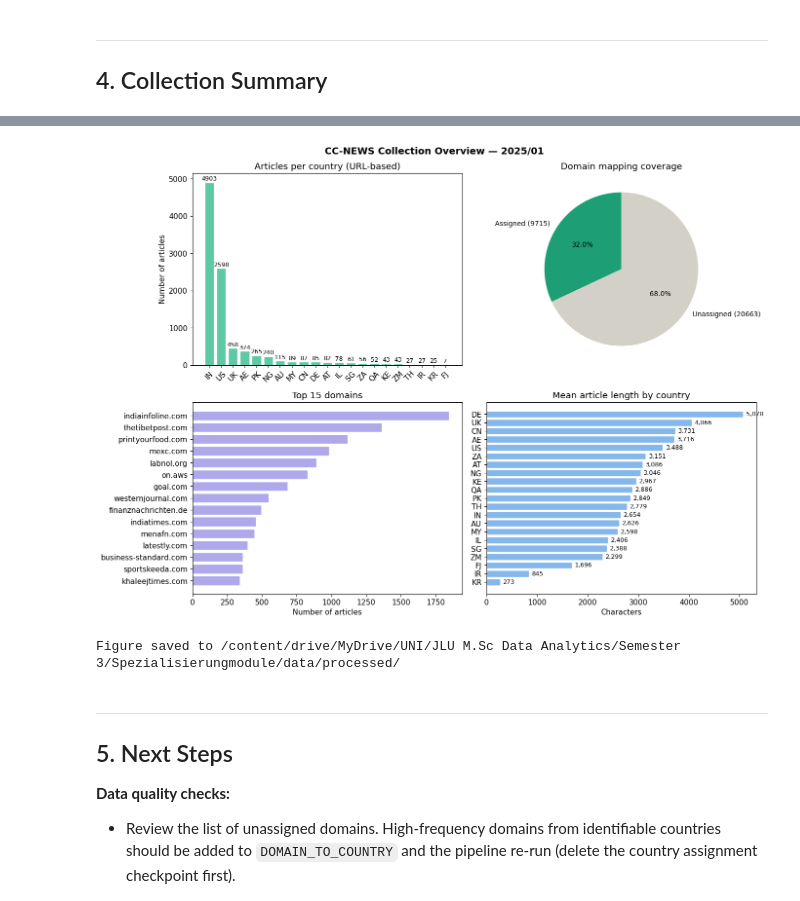
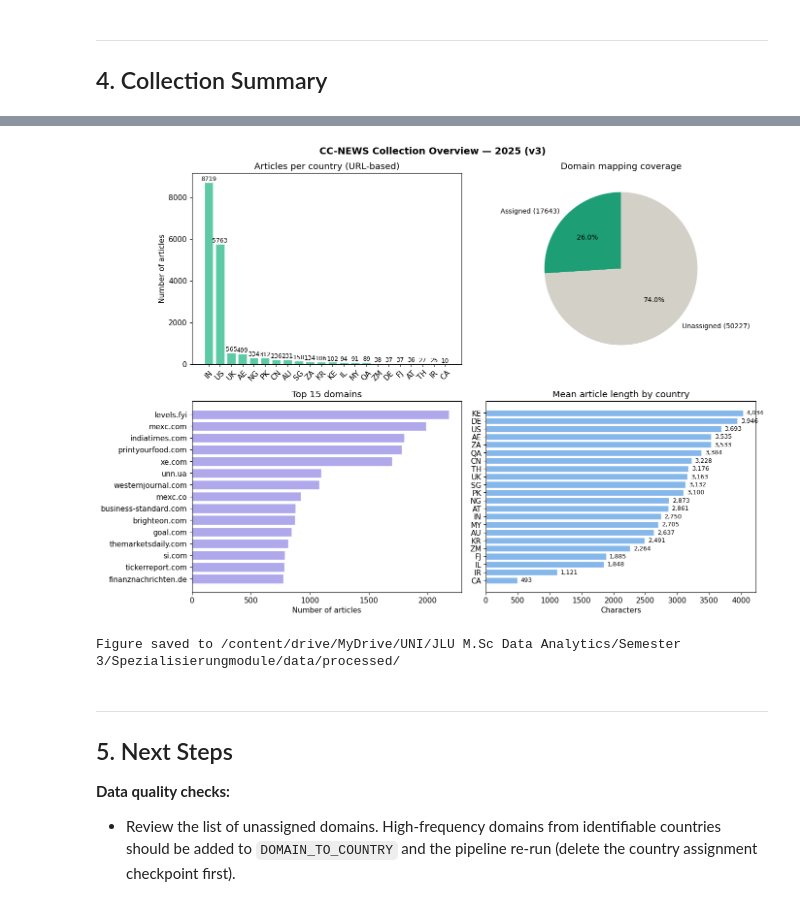
Before and after one commit to rezvanehmsv00/sentiment-news-project, a Jupyter notebook: spz/notebooks/01_data_collection.ipynb, the cells around one changed output, grey strips where cells are left out. Saved outputs shown, nothing was run; the diff lists cells and outputs as text; code cells hidden in the pictures.

Commit message:
NB01 v3 + NB01b: multi-month WARC sampling (1 file per month 2025) and country balancing (post-Hennemann redesign)

```diff
--- a/spz/notebooks/01_data_collection.ipynb
+++ b/spz/notebooks/01_data_collection.ipynb
@@ -141,0 +113,24 @@ Randomly selected 5 files (seed=42):
+# %%
+# Fetch WARC listings month by month, pick WARCS_PER_MONTH at random from each.
+# random.seed() is called ONCE before the loop — the draws stay reproducible as
+# long as MONTHS iteration order is unchanged.
+
+random.seed(RANDOM_SEED)
+selected_warc_paths = []
+
+print(f'Selecting {WARCS_PER_MONTH} WARC(s) per month from {TARGET_YEAR} '
+      f'(seed={RANDOM_SEED}):\n')
+
+for month in MONTHS:
+    listing_url = f'https://data.commoncrawl.org/crawl-data/CC-NEWS/{TARGET_YEAR}/{month}/warc.paths.gz'
+    response = requests.get(listing_url)
+    response.raise_for_status()
+
+    month_paths = gzip.decompress(response.content).decode('utf-8').strip().split('\n')
+    picks = random.sample(month_paths, WARCS_PER_MONTH)
+    selected_warc_paths.extend(picks)
+
+    for p in picks:
+        print(f'  {TARGET_YEAR}-{month}: {len(month_paths):>4} files available → picked {p.split("/")[-1]}')
+
+print(f'\nTotal WARCs selected: {len(selected_warc_paths)}')
@@ -593,7 +605,7 @@ Domain mapping loaded: 167 domains across 22 countries
 
 Each WARC file is downloaded into temporary memory, processed, and discarded. Only the extracted article data is retained. WARC files can be re-downloaded from Common Crawl at any time and do not need to be stored.
 # %%
-raw_output_path = f'{DATA_RAW}/articles_raw_{TARGET_YEAR}_{TARGET_MONTH}_{DATA_VERSION}.csv'
+raw_output_path = f'{DATA_RAW}/articles_raw_{TARGET_YEAR}_{DATA_VERSION}.csv'
 
 if os.path.exists(raw_output_path):
     print(f'Checkpoint found: {raw_output_path}')
@@ -601,7 +613,7 @@ if os.path.exists(raw_output_path):
     print(f'Loaded {len(df_raw)} articles from previous run.')
 
 else:
-    print(f'Processing {len(selected_warc_paths)} WARC files from {TARGET_YEAR}/{TARGET_MONTH}\n')
+    print(f'Processing {len(selected_warc_paths)} WARC files across {len(MONTHS)} months of {TARGET_YEAR}\n')
 
     all_articles = []
 
@@ -738,7 +748,7 @@ Saved 126952 raw articles to /content/drive/MyDrive/UNI/JLU M.Sc Data Analytics/
 # %% [markdown]
 ### 3.2 Language Filtering, Domain Blacklist, and Lead Extraction
 # %%
-eng_output_path = f'{DATA_RAW}/articles_english_{TARGET_YEAR}_{TARGET_MONTH}_{DATA_VERSION}.csv'
+eng_output_path = f'{DATA_RAW}/articles_english_{TARGET_YEAR}_{DATA_VERSION}.csv'
 
 if os.path.exists(eng_output_path):
     print(f'Checkpoint found: {eng_output_path}')
@@ -808,7 +818,7 @@ Saved 30378 English articles to /content/drive/MyDrive/UNI/JLU M.Sc Data Analyti
 # %% [markdown]
 ### 3.3 Country Assignment (URL-Based)
 # %%
-country_output_path = f'{DATA_PROCESSED}/articles_with_country_{TARGET_YEAR}_{TARGET_MONTH}_{DATA_VERSION}.csv'
+country_output_path = f'{DATA_PROCESSED}/articles_with_country_{TARGET_YEAR}_{DATA_VERSION}.csv'
 
 if os.path.exists(country_output_path):
     print(f'Checkpoint found: {country_output_path}')
@@ -933,7 +906,7 @@ import matplotlib
 matplotlib.rcParams.update({'font.size': 11, 'figure.facecolor': 'white'})
 
 fig, axes = plt.subplots(2, 2, figsize=(14, 10))
-fig.suptitle(f'CC-NEWS Collection Overview — {TARGET_YEAR}/{TARGET_MONTH}', fontsize=14, fontweight='bold')
+fig.suptitle(f'CC-NEWS Collection Overview — {TARGET_YEAR} ({DATA_VERSION})', fontsize=14, fontweight='bold')
 
 # --- 1. Articles per country ---
 ax = axes[0, 0]
@@ -951,35 +924,35 @@ ax = axes[0, 1]
 assigned = df['country_url'].notna().sum()
 unassigned = df['country_url'].isna().sum()
 ax.pie([assigned, unassigned],
        labels=[f'Assigned ({assigned})', f'Unassigned ({unassigned})'],
        colors=['#1D9E75', '#D3D1C7'], startangle=90,
        autopct='%1.1f%%', textprops={'fontsize': 10})
 ax.set_title('Domain mapping coverage')
 
 # --- 3. Top 15 domains ---
 ax = axes[1, 0]
 top_domains = df['registered_domain'].value_counts().head(15)
 ax.barh(top_domains.index[::-1], top_domains.values[::-1], color='#AFA9EC', edgecolor='white')
 ax.set_title('Top 15 domains')
 ax.set_xlabel('Number of articles')
 
 # --- 4. Mean article length by country ---
 ax = axes[1, 1]
 df['text_length'] = df['text'].str.len()
 length_by_country = df.groupby('country_url')['text_length'].mean().sort_values(ascending=True)
 bars = ax.barh(length_by_country.index, length_by_country.values, color='#85B7EB', edgecolor='white')
 ax.set_title('Mean article length by country')
 ax.set_xlabel('Characters')
 for bar, val in zip(bars, length_by_country.values):
     ax.text(bar.get_width() + 50, bar.get_y() + bar.get_height()/2,
             f'{val:,.0f}', ha='left', va='center', fontsize=9)
 
 plt.tight_layout()
-plt.savefig(f'{DATA_PROCESSED}/collection_overview_{TARGET_YEAR}_{TARGET_MONTH}_{DATA_VERSION}.png', dpi=150, bbox_inches='tight')
+plt.savefig(f'{DATA_PROCESSED}/collection_overview_{TARGET_YEAR}_{DATA_VERSION}.png', dpi=150, bbox_inches='tight')
 plt.show()
 print(f'Figure saved to {DATA_PROCESSED}/')
 # %% [output]
-[figure, old version]
+[figure, new version]
 Figure saved to /content/drive/MyDrive/UNI/JLU M.Sc Data Analytics/Semester 3/Spezialisierungmodule/data/processed/
 # %% [markdown]
 ---
```
Also changed, not shown: parts of 10 cells of this notebook, 1 other file.
